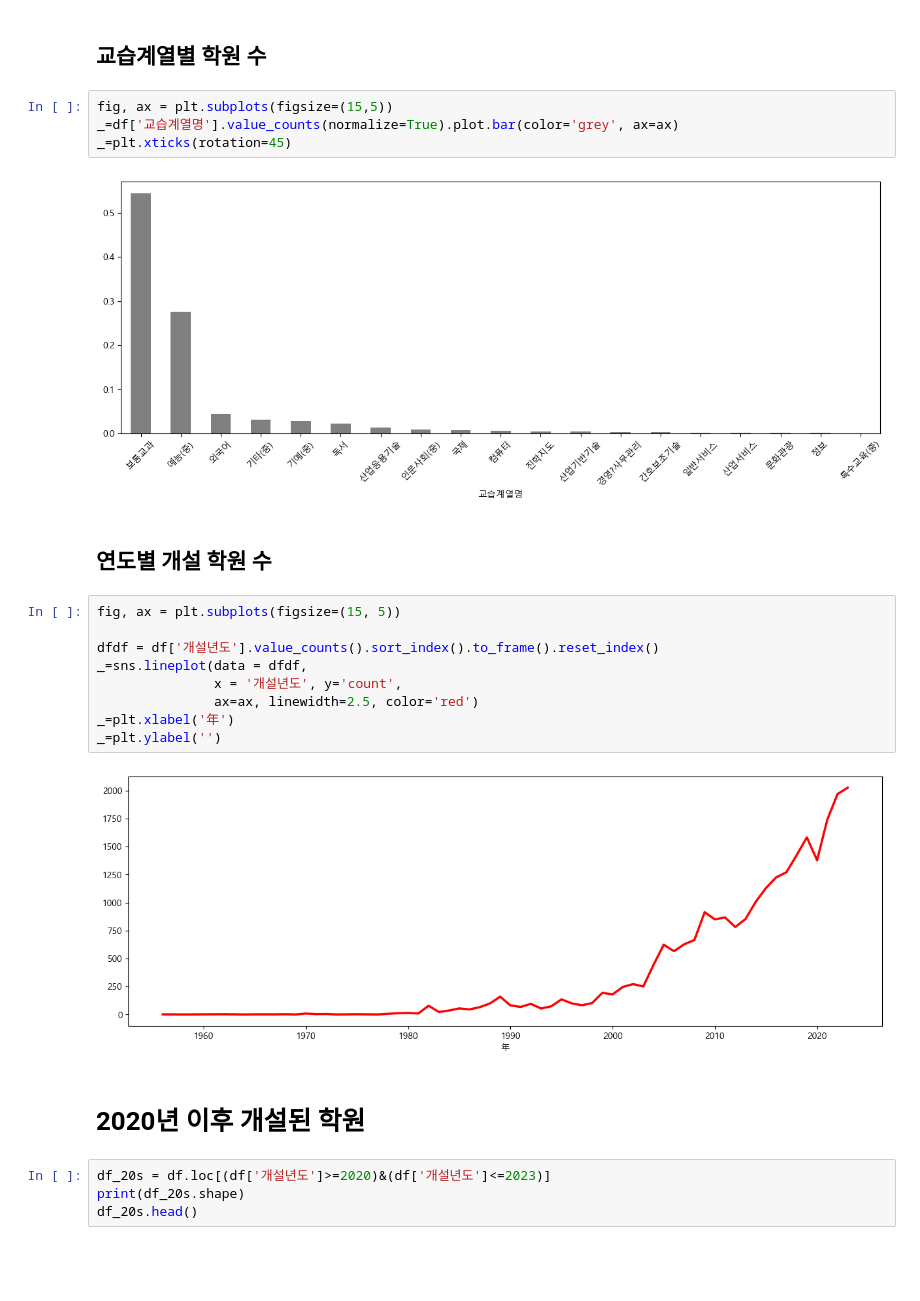
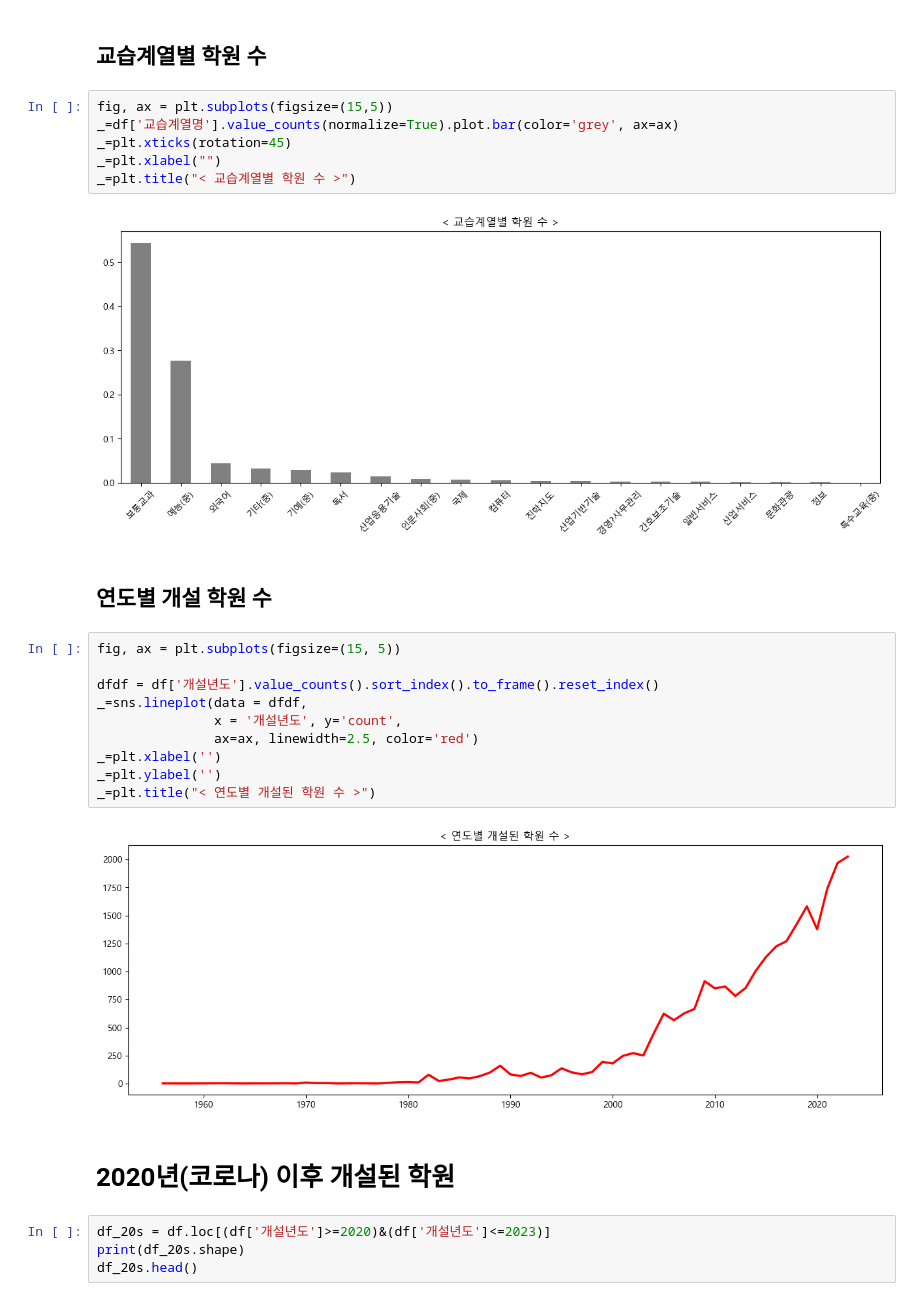
Before and after one commit to YoonseokChoi/EdTech, a Jupyter notebook: Data Analysis/Toy Projects/서울시 학원 교습소 분석/서울시 학원 교습소 분석.ipynb, the cells around one changed output. Saved outputs shown, nothing was run; the diff lists cells and outputs as text; blank space fills up the shorter version.

```diff
--- a/Data Analysis/Toy Projects/서울시 학원 교습소 분석/서울시 학원 교습소 분석.ipynb
+++ b/Data Analysis/Toy Projects/서울시 학원 교습소 분석/서울시 학원 교습소 분석.ipynb
@@ -44,23 +44,26 @@ _=df['분야명'].value_counts(normalize=True).plot.pie(ax = ax)
 fig, ax = plt.subplots(figsize=(15,5))
 _=df['교습계열명'].value_counts(normalize=True).plot.bar(color='grey', ax=ax)
 _=plt.xticks(rotation=45)
+_=plt.xlabel("")
+_=plt.title("< 교습계열별 학원 수 >")
 # %% [output]
-[figure, old version]
+[figure, new version]
 # %% [markdown]
 ## 연도별 개설 학원 수
 # %%
 fig, ax = plt.subplots(figsize=(15, 5))
 
 dfdf = df['개설년도'].value_counts().sort_index().to_frame().reset_index()
 _=sns.lineplot(data = dfdf,
                x = '개설년도', y='count',
                ax=ax, linewidth=2.5, color='red')
-_=plt.xlabel('年')
+_=plt.xlabel('')
 _=plt.ylabel('')
+_=plt.title("< 연도별 개설된 학원 수 >")
 # %% [output]
-[figure, old version]
+[figure, new version]
 # %% [markdown]
-# 2020년 이후 개설된 학원
+# 2020년(코로나) 이후 개설된 학원
 # %%
 df_20s = df.loc[(df['개설년도']>=2020)&(df['개설년도']<=2023)]
 print(df_20s.shape)
```
Also changed, not shown: parts of 5 cells of this notebook, 5 other files.
